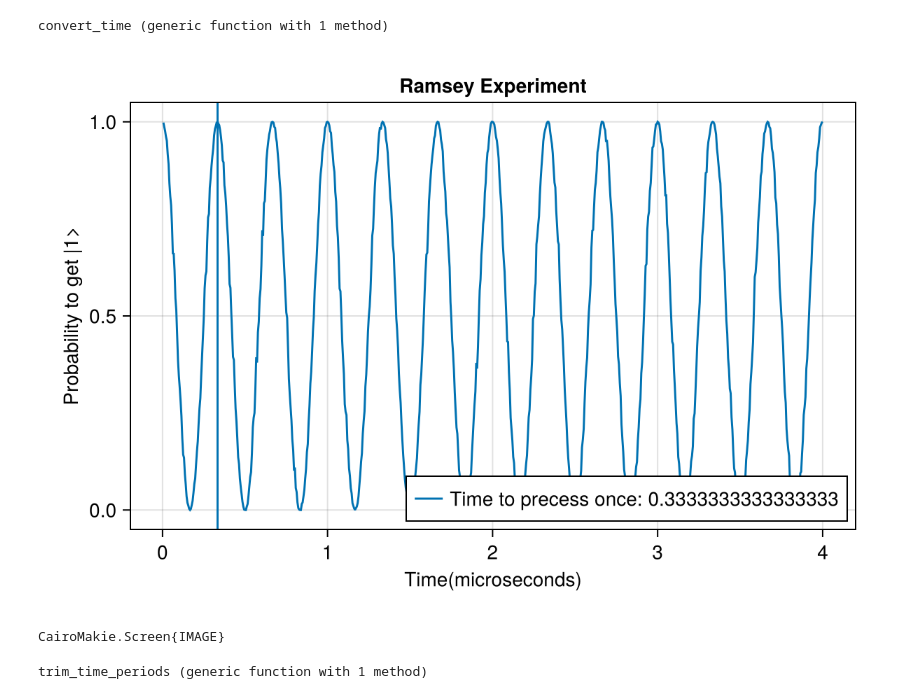
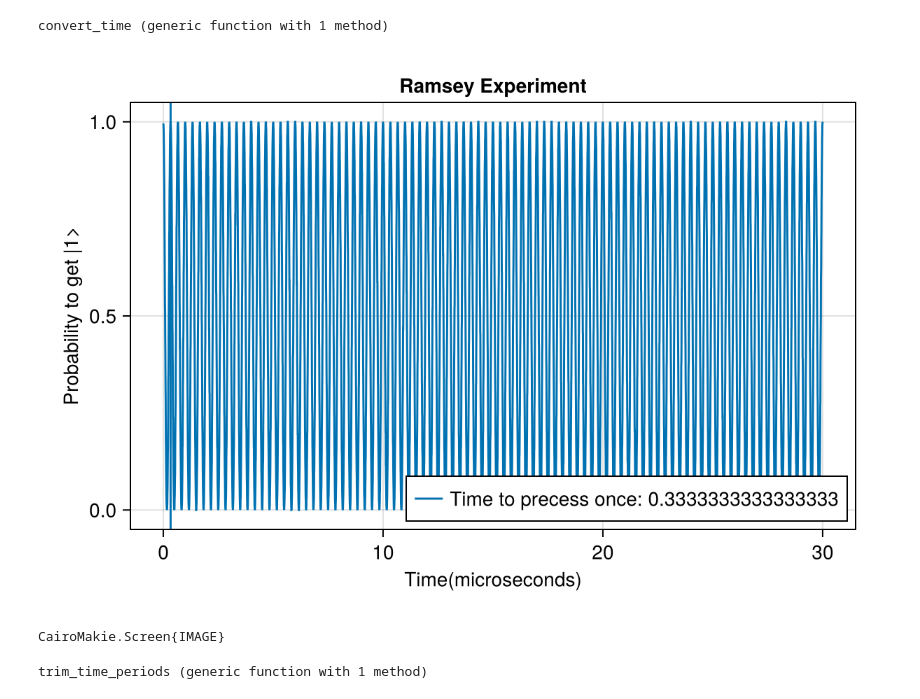
Before and after one commit to Ianborden/Quantum-APL, a Jupyter notebook: FridayResearch/Cleaned_Ramsey.ipynb, the cells around one changed output. Cells and saved outputs as stored; diff of their text form; code cells hidden in the pictures.

```diff
--- a/FridayResearch/Cleaned_Ramsey.ipynb
+++ b/FridayResearch/Cleaned_Ramsey.ipynb
@@ -77,16 +77,16 @@ end
 # %% [output]
 convert_time (generic function with 1 method)
 # %%
-g = operate(4)
+g = operate(30)
 
 fig = Figure(size = (600, 400))
 ax = Axis(fig[1, 1], title = "Ramsey Experiment", xlabel = "Time(microseconds)", ylabel = "Probability to get |1>")
 vlines!(ax, precession, label = "Time to precess once: $(precession)")
 lines!(ax, g[3], g[2])
 axislegend(ax; position = :rb)
 display(fig)
 # %% [output]
-[figure, old version]
+[figure, new version]
 CairoMakie.Screen{IMAGE}
 # %%
 function calculate_ramsey_period(time; tol = tolerance)
```
Also changed, not shown: parts of 2 cells of this notebook, 5 other files.
